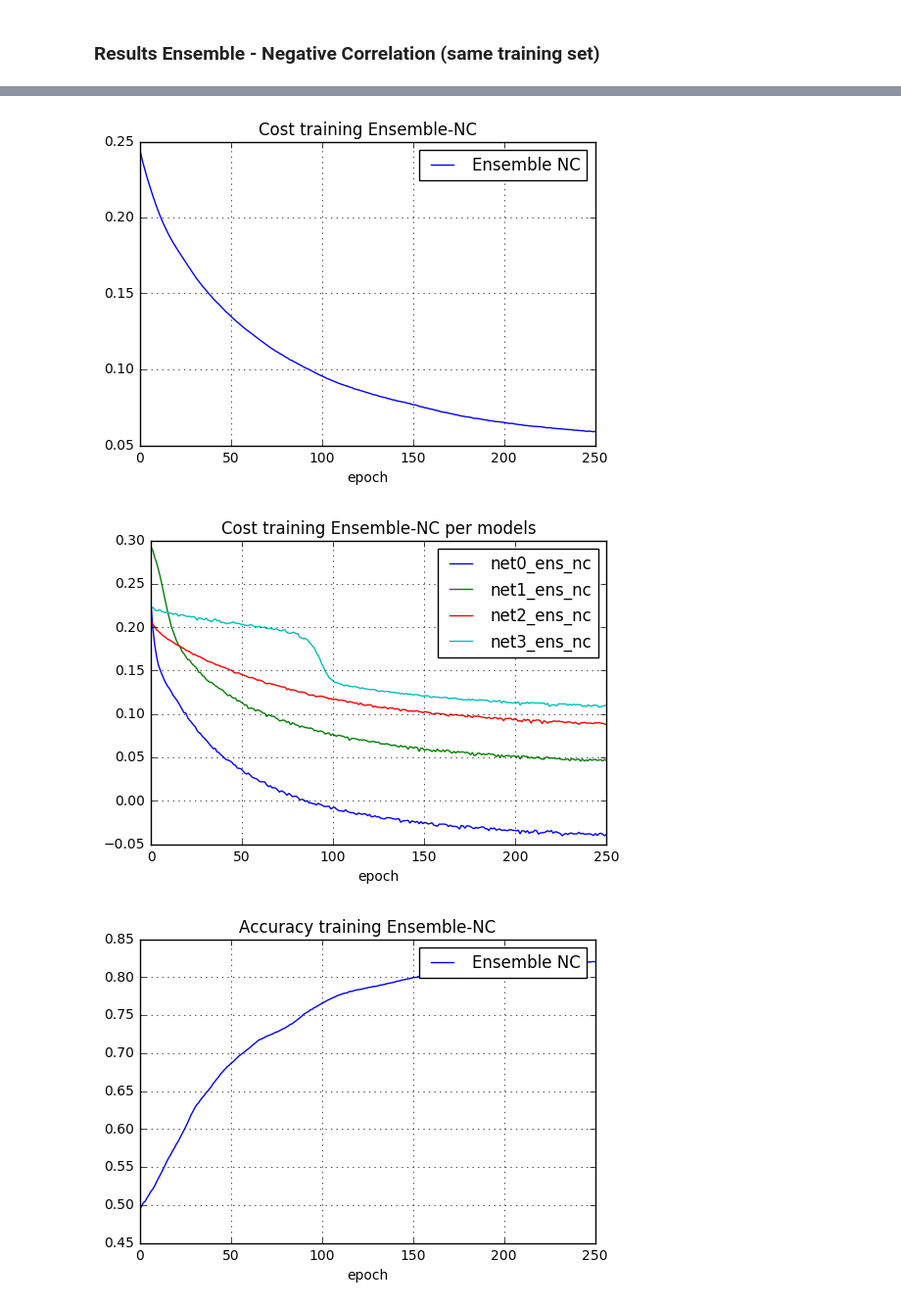
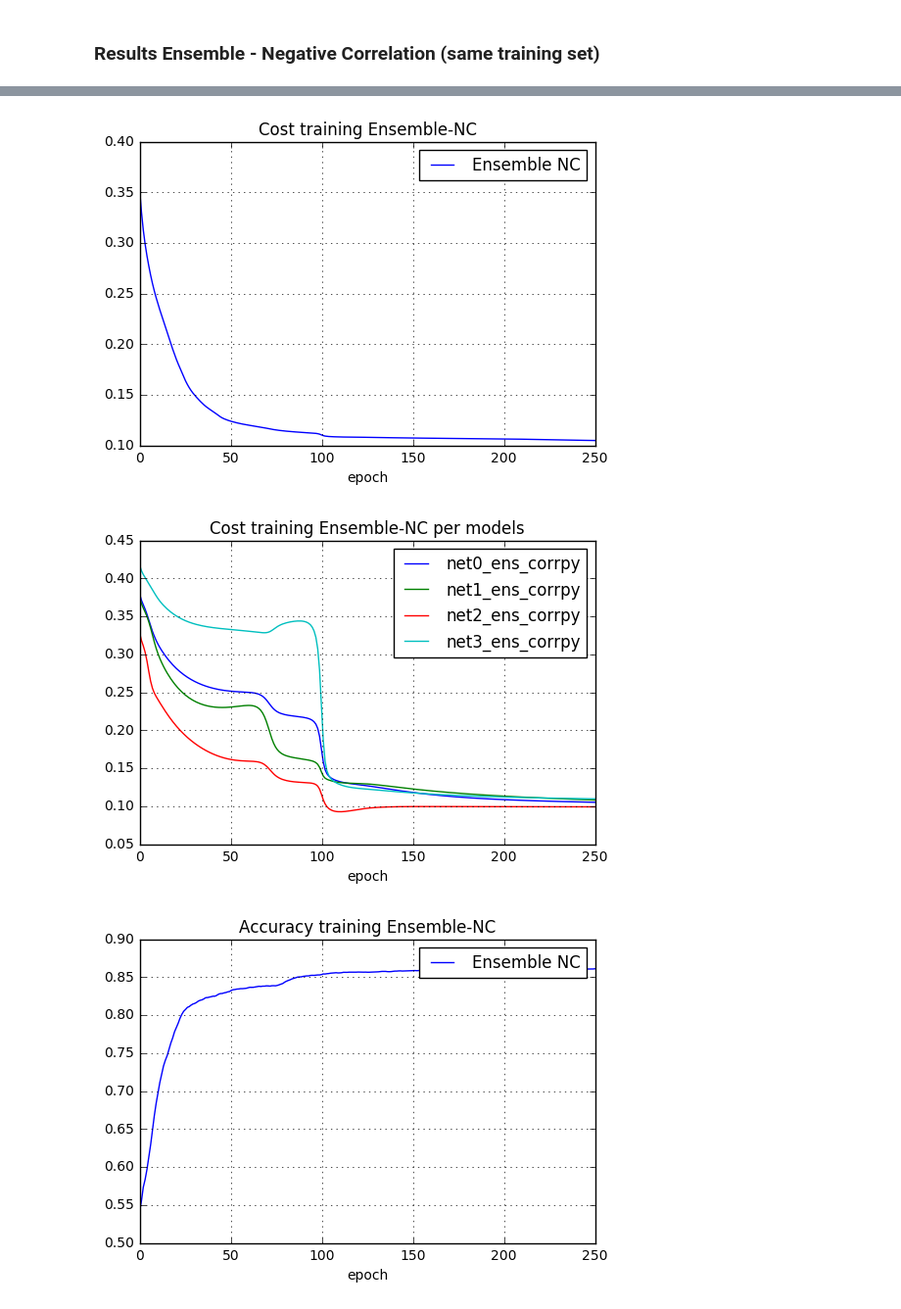
Before and after one commit to pdoren/DeepEnsemble, a Jupyter notebook: examples/Australian Credit Card Assessment/main.ipynb, the cells around one changed output, grey strips where cells are left out. Shown at 98% size. Drawn from its saved outputs; the diff is of its cells as text; code cells hidden in the pictures.

```diff
--- a/examples/Australian Credit Card Assessment/main.ipynb
+++ b/examples/Australian Credit Card Assessment/main.ipynb
@@ -219,36 +231,36 @@ plt.tight_layout()
 from libml.ensemble.ensemblemodel import EnsembleModel
 
 # Create Ensemble
-ensemble_nc = EnsembleModel(name="Ensemble NC")
+ensemble_corrpy = EnsembleModel(name="Ensemble Correntropy")
 
 # Create models for ensemble
 for i in range(4):
-    net = Sequential(classes_names, "classifier", "net%d_ens_nc" % i)
+    net = Sequential(classes_names, "classifier", "net%d_ens_corrpy" % i)
     net.add_layer(Dense(n_input=data_input.shape[1], n_output=10, activation=T.nnet.sigmoid))
     net.add_layer(Dense(n_output=len(classes_names), activation=T.nnet.sigmoid))
     net.append_cost(mse)
     net.set_update(sgd, learning_rate=0.1)
-    ensemble_nc.append_model(net)
+    ensemble_corrpy.append_model(net)
 
-ensemble_nc.add_cost_ensemble(fun_cost=neg_corr, lamb_neg_corr=1.0)  # adds neg correlation in all models
-ensemble_nc.compile()
+ensemble_corrpy.add_cost_ensemble(fun_cost=corrpy_cost, lamb_corr=1.0, s=.01)  # adds correntropy cost in all models
+ensemble_corrpy.compile()
 
-metrics_ensemble = EnsembleClassifierMetrics(ensemble_nc)
+metrics_ensemble_corrpy = EnsembleClassifierMetrics(ensemble_nc)
 
 for i in range(25):
     # training
     tic = time.time()
-    metrics = ensemble_nc.fit_diff_training_set(input_train, target_train,
+    metrics = ensemble_corrpy.fit(input_train, target_train,
                                 max_epoch=max_epoch, batch_size=32,
                                 validation_jump=validation_jump, early_stop_th=4)
     toc = time.time()
 
     # Compute metrics
-    metrics_ensemble.append_prediction(target_test, ensemble_nc.predict(input_test))
-    metrics_ensemble.append_metric(metrics)
+    metrics_ensemble_corrpy.append_prediction(target_test, ensemble_corrpy.predict(input_test))
+    metrics_ensemble_corrpy.append_metric(metrics)
 
     # Reset parameters of all ensemble's models
-    ensemble_nc.reset()
+    ensemble_corrpy.reset()
 
     print("%d Elapsed time [s]: %f" % (i, toc - tic))
 
@@ -277,11 +289,11 @@ FINISHED!
 %matplotlib inline
 import matplotlib.pylab as plt
 
-metrics_ensemble.plot_confusion_matrix()
-metrics_ensemble.plot_cost(max_epoch, "Cost training Ensemble-NC")
-metrics_ensemble.plot_cost_models(max_epoch, "Cost training Ensemble-NC per models")
-metrics_ensemble.plot_score(max_epoch, "Accuracy training Ensemble-NC")
-metrics_ensemble.plot_score_models(max_epoch, "Accuracy training Ensemble-NC per models")
+metrics_ensemble_corrpy.plot_confusion_matrix()
+metrics_ensemble_corrpy.plot_cost(max_epoch, "Cost training Ensemble-NC")
+metrics_ensemble_corrpy.plot_cost_models(max_epoch, "Cost training Ensemble-NC per models")
+metrics_ensemble_corrpy.plot_score(max_epoch, "Accuracy training Ensemble-NC")
+metrics_ensemble_corrpy.plot_score_models(max_epoch, "Accuracy training Ensemble-NC per models")
 
 plt.tight_layout
 # %% [output]
@@ -290,3 +302,3 @@ plt.tight_layout
-[figure, old version]
+[figure, new version]
-[figure, old version]
+[figure, new version]
-[figure, old version]
+[figure, new version]
```
Also changed, not shown: parts of 10 cells of this notebook, 8 other files.
